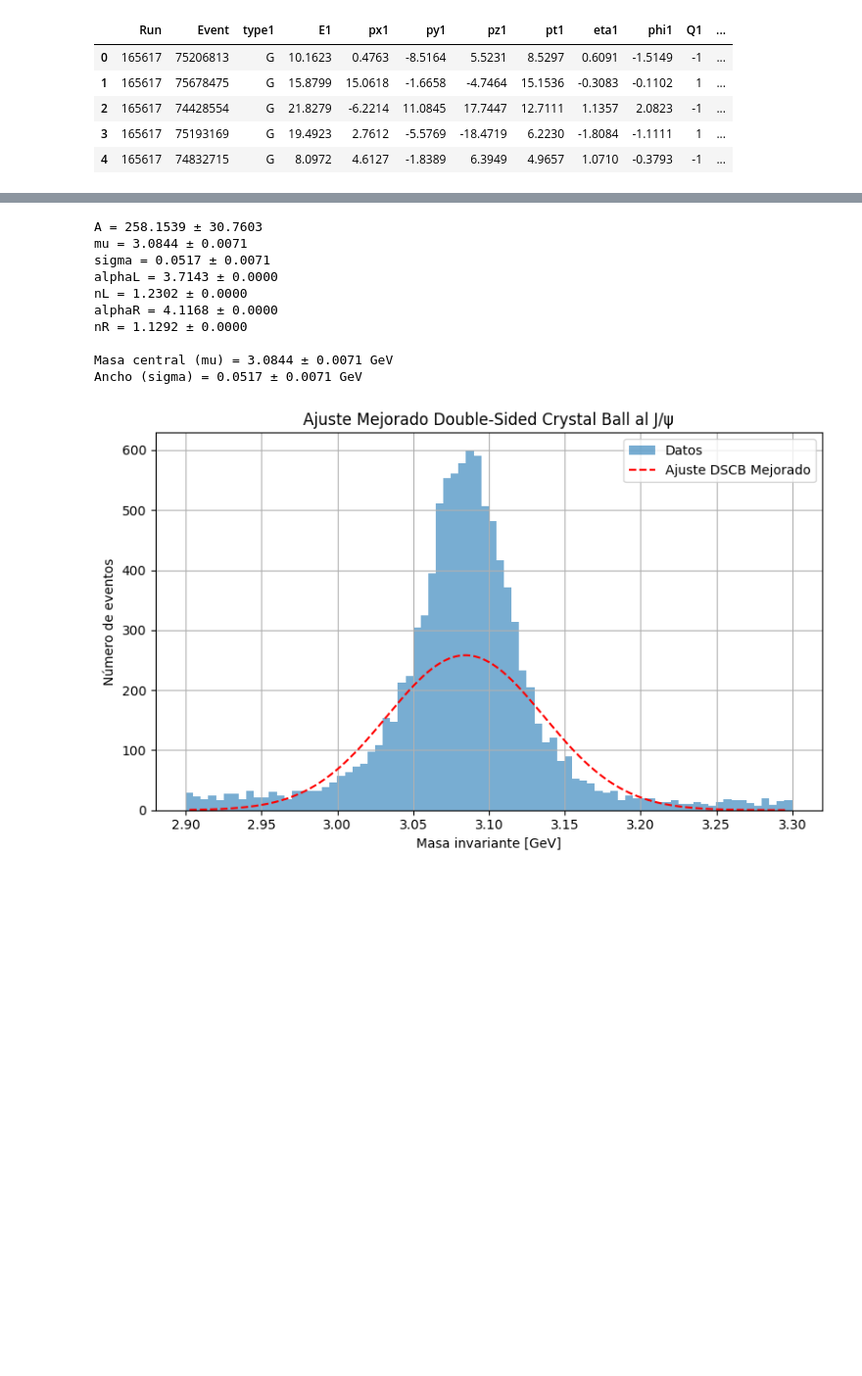
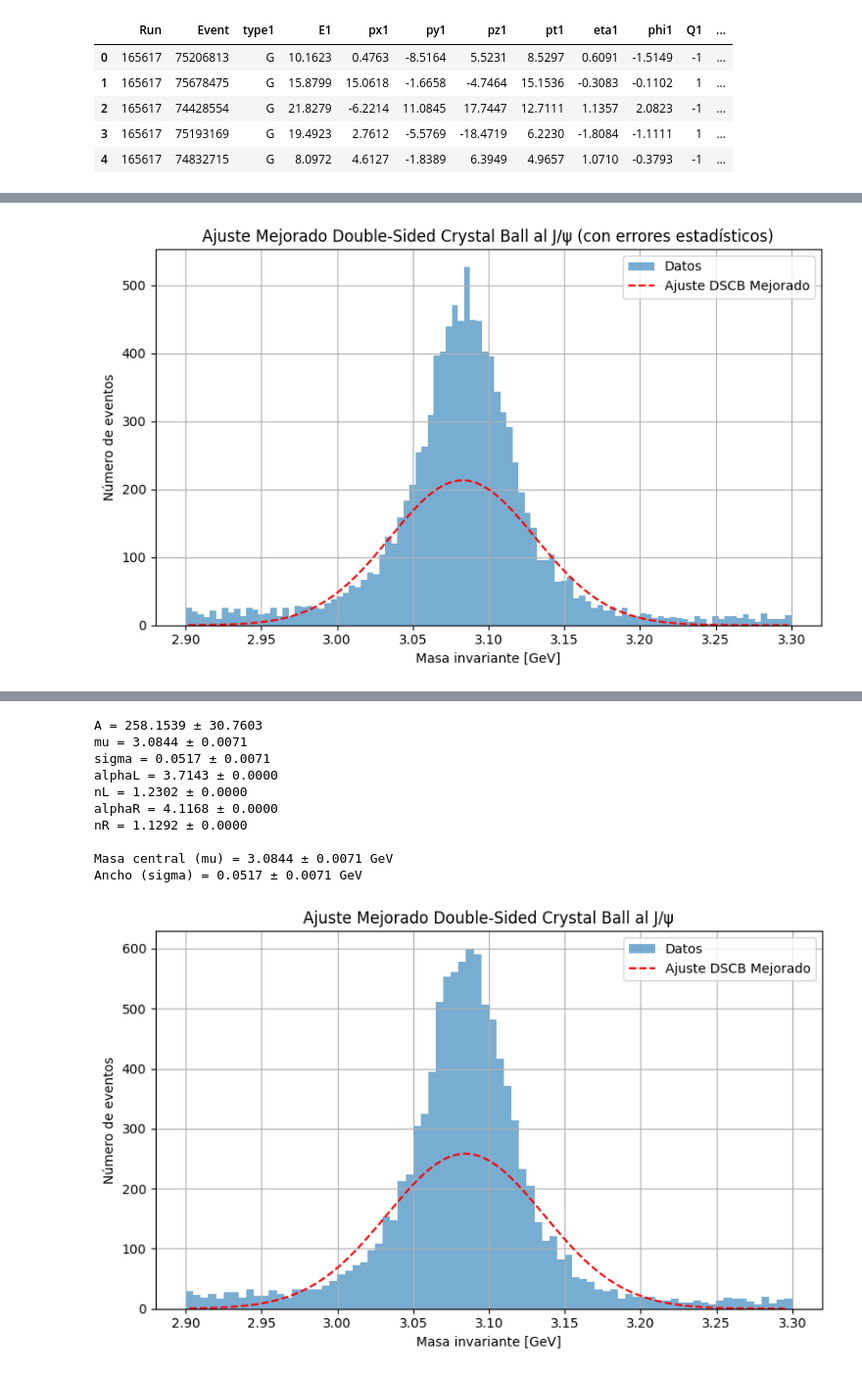
Before and after one commit to destello501/destello501.github.io, a Jupyter notebook: Blind.ipynb, the cells around one changed output, grey strips where cells are left out. Shown at 98% size. Drawn from its saved outputs; the diff is of its cells as text; code cells hidden in the pictures; blank space fills up the shorter version.

```diff
--- a/Blind.ipynb
+++ b/Blind.ipynb
@@ -25,0 +150,96 @@ particles.head()
+# %%
+import numpy as np
+import pandas as pd
+import matplotlib.pyplot as plt
+from scipy.optimize import curve_fit
+
+# Calcular masa invariante
+delta_eta = particles['eta1'] - particles['eta2']
+delta_phi = particles['phi1'] - particles['phi2']
+mass_squared = 2 * particles['pt1'] * particles['pt2'] * (np.cosh(delta_eta) - np.cos(delta_phi))
+particles['invariant_mass'] = np.sqrt(mass_squared)
+
+# Filtros sin pt (como pediste)
+filtered = particles[
+    (abs(particles['eta1']) < 2.4) &
+    (abs(particles['eta2']) < 2.4) &
+    (particles['Q1'] * particles['Q2'] == -1) &
+    (particles['type1'] == 'G') &
+    (particles['type2'] == 'G')
+].copy()
+
+# Región centrada (pico del J/ψ)
+region = (filtered['invariant_mass'] > 2.9) & (filtered['invariant_mass'] < 3.3)
+selected_data = filtered[region]['invariant_mass']
+
+# Histograma (100 bins)
+hist_values, bin_edges = np.histogram(selected_data, bins=100)
+bin_centers = (bin_edges[:-1] + bin_edges[1:]) / 2
+
+# Función Double-Sided Crystal Ball (DSCB)
+def double_crystal_ball(x, A, mu, sigma, alphaL, nL, alphaR, nR):
+    t = (x - mu) / sigma
+    result = np.zeros_like(t)
+
+    mask_left = t < -alphaL
+    safe_base_left = np.maximum(nL / abs(alphaL) - abs(t[mask_left]), 1e-10)
+    result[mask_left] = A * ((nL / abs(alphaL)) ** nL) * np.exp(-alphaL ** 2 / 2) * safe_base_left ** -nL
+
+    mask_right = t > alphaR
+    safe_base_right = np.maximum(nR / abs(alphaR) - abs(t[mask_right]), 1e-10)
+    result[mask_right] = A * ((nR / abs(alphaR)) ** nR) * np.exp(-alphaR ** 2 / 2) * safe_base_right ** -nR
+
+    mask_center = (~mask_left) & (~mask_right)
+    result[mask_center] = A * np.exp(-0.5 * t[mask_center] ** 2)
+
+    return result
+
+# Valores iniciales y límites
+p0 = [np.max(hist_values), 3.1, 0.02, 1.5, 3, 1.5, 3]
+lower_bounds = [0, 3.05, 0.005, 0.5, 1.1, 0.5, 1.1]
+upper_bounds = [np.inf, 3.15, 0.08, 5, 10, 5, 10]
+
+# Errores estadísticos (sqrt(N)) para el ajuste
+sigma_y = np.sqrt(hist_values)
+sigma_y[sigma_y == 0] = 1e-3  # Evitar divisiones por cero
+
+# Ajuste ponderado
+popt, pcov = curve_fit(
+    double_crystal_ball,
+    bin_centers,
+    hist_values,
+    sigma=sigma_y,
+    absolute_sigma=True,
+    p0=p0,
+    bounds=(lower_bounds, upper_bounds),
+    maxfev=300000
+)
+
+# Resultados
+param_names = ['A', 'mu', 'sigma', 'alphaL', 'nL', 'alphaR', 'nR']
+param_errors = np.sqrt(np.diag(pcov))
+
+for name, value, error in zip(param_names, popt, param_errors):
+    print(f"{name} = {value:.6f} ± {error:.6f}")
+
+print("\nMasa central (mu) = {:.6f} ± {:.6f} GeV".format(popt[1], param_errors[1]))
+print("Ancho (sigma) = {:.6f} ± {:.6f} GeV".format(popt[2], param_errors[2]))
+
+# Gráfica
+plt.figure(figsize=(8, 5))
+plt.hist(selected_data, bins=100, alpha=0.6, label='Datos')
+x_fit = np.linspace(bin_centers.min(), bin_centers.max(), 500)
+plt.plot(
+    x_fit,
+    double_crystal_ball(x_fit, *popt),
+    'r--',
+    label='Ajuste DSCB Mejorado'
+)
+plt.xlabel('Masa invariante [GeV]')
+plt.ylabel('Número de eventos')
+plt.title('Ajuste Mejorado Double-Sided Crystal Ball al J/ψ (con errores estadísticos)')
+plt.legend()
+plt.grid(True)
+plt.tight_layout()
+plt.show()
+# %% [output]
@@ -26,3 +256,4 @@ particles.head()
+[figure, added]
 # %%
 import numpy as np
 import pandas as pd
```
Also changed, not shown: parts of 3 cells of this notebook.
